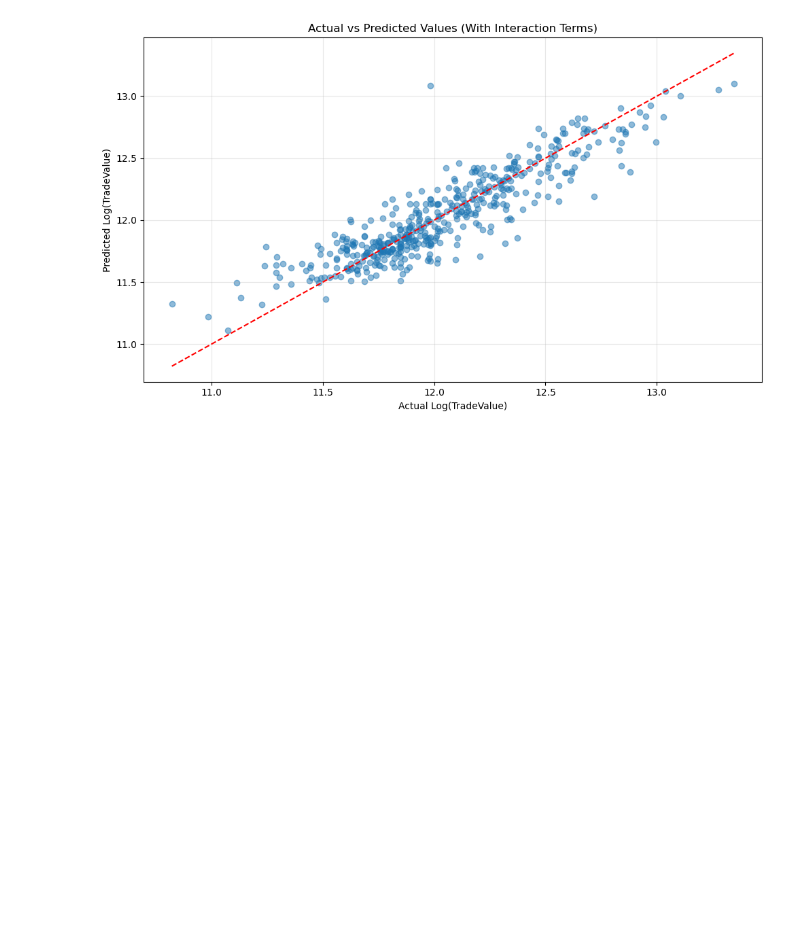
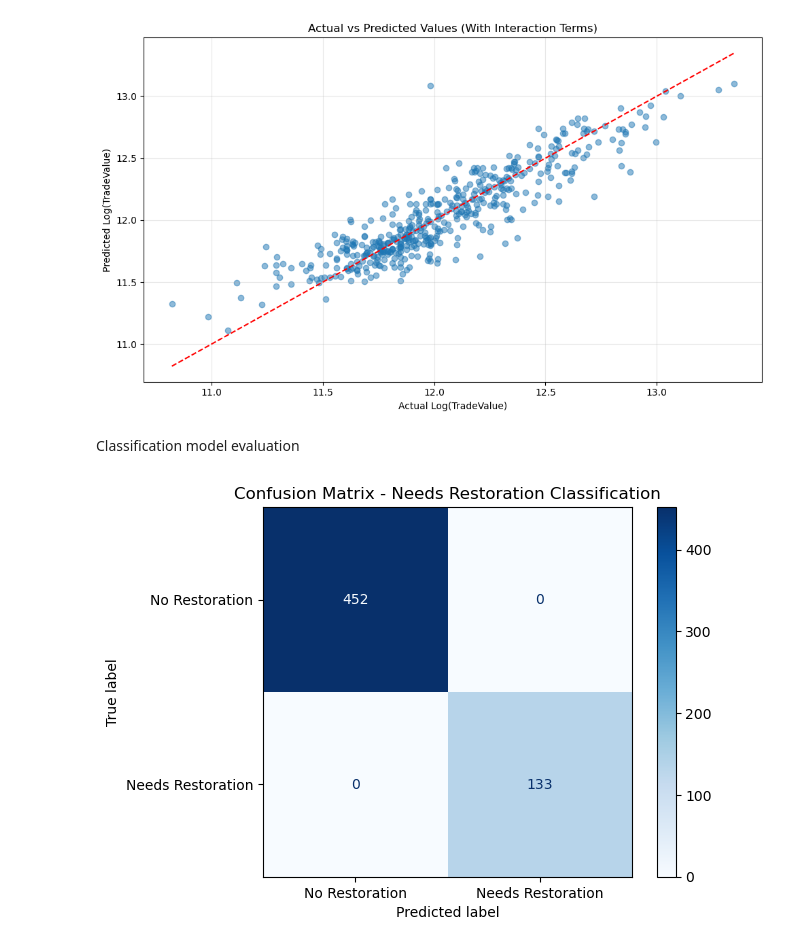
Before and after one commit to PatBaruch/DDD, a Jupyter notebook: it3.ipynb, the cells around one changed output. Cells and saved outputs as stored; diff of their text form; code cells hidden in the pictures; blank space fills up the shorter version.

Commit message:
added evaluation for the classification model

```diff
--- a/it3.ipynb
+++ b/it3.ipynb
@@ -331,3 +331,35 @@ plt.savefig('model_performance_interactions.png')
 plt.show()
 # %% [output]
 [figure]
+# %% [markdown]
+Classification model evaluation
+# %%
+from sklearn.metrics import confusion_matrix, ConfusionMatrixDisplay
+from sklearn.tree import DecisionTreeClassifier
+from sklearn.model_selection import train_test_split
+
+# Step 1: Prepare your data
+X = df_merged.drop(columns=["NeedsRestoration", "TradeValue", "DI"])  # Drop target + unrelated
+y = df_merged["NeedsRestoration"]
+
+# One-hot encode categorical features
+X = pd.get_dummies(X)
+
+# Step 2: Train-test split
+X_train, X_test, y_train, y_test = train_test_split(X, y, test_size=0.25, random_state=42)
+
+# Step 3: Train the decision tree
+clf = DecisionTreeClassifier(random_state=42)
+clf.fit(X_train, y_train)
+
+# Step 4: Predict on the test set
+y_pred = clf.predict(X_test)
+
+# Step 5: Generate the confusion matrix
+cm = confusion_matrix(y_test, y_pred)
+disp = ConfusionMatrixDisplay(confusion_matrix=cm, display_labels=["No Restoration", "Needs Restoration"])
+disp.plot(cmap="Blues")
+plt.title("Confusion Matrix - Needs Restoration Classification")
+plt.show()
+# %% [output]
+[figure, added]
```
